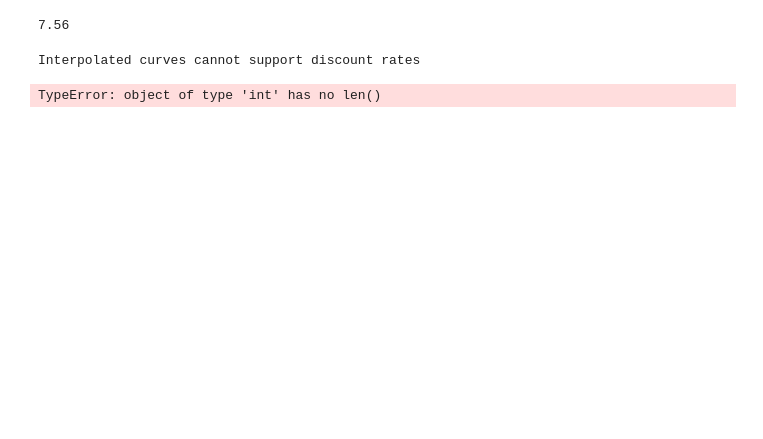
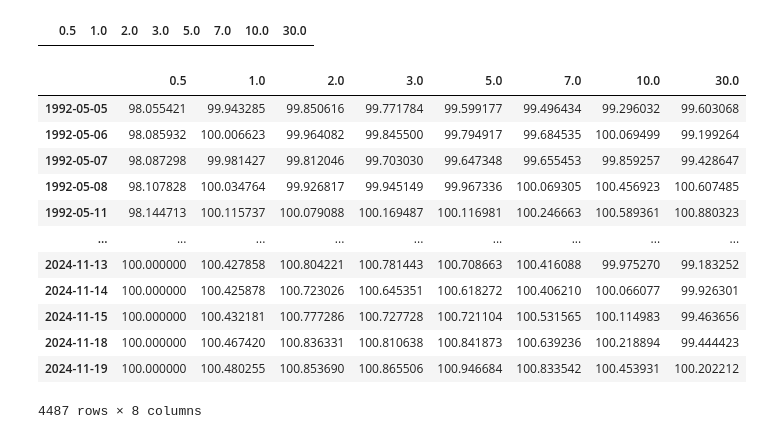
Before and after one commit to jlopes3/MF703_Project, a Jupyter notebook: FixedIncomePrice.ipynb, the cells around one changed output. Cells and saved outputs as stored; diff of their text form; code cells hidden in the pictures; blank space fills up the shorter version.

```diff
--- a/FixedIncomePrice.ipynb
+++ b/FixedIncomePrice.ipynb
@@ -16,7 +16,7 @@ df.index = pd.to_datetime(df.index)
 # Cleaning data
 df.interpolate(inplace=True)
 df.dropna(axis = 1, inplace = True)
-df.drop(columns = ["3 Mo", "30 Yr"], inplace=True)
+df.drop(columns = ["3 Mo"], inplace=True)
 
 # Renaming the dataframe and sorting
 name_map = {}
@@ -31,6 +31,10 @@ df.rename(columns=name_map,inplace=True)
 
 #setting an empty dataframe to put the data in
 new_df = pd.DataFrame(columns= df.columns)
+# %%
+new_df
+# %% [output]
+|  | 0.5 | 1.0 | 2.0 | 3.0 | 5.0 | 7.0 | 10.0 | 30.0 |
 # %%
 #calculating prices for different treasuries per year
 for year in range(1992,2025):
@@ -41,13 +45,33 @@ for year in range(1992,2025):
     end = e_day + dt.timedelta(days = 14)
 
     #filtering the dataframe
-    filtered_df = df.loc[start:]
+    filtered_df = df.loc[start:end]
 
-    #calculating the price of the treasury per day in the analysis cycle
-    price = FI.Treasury(10, filtered_df).new_price()
+    #Getting a maturities Series
+    maturities = pd.Series(filtered_df.columns)
 
-    pd.concat(new_df, price)
+    #Applying the Treasury new_price method to each maturity with respect to the filtered dataframe
+    prices = maturities.apply(lambda x : FI.Treasury(x, filtered_df).new_price())
+    prices = prices.T
+
+    #renaming the columns
+    prices.rename(columns= maturities, inplace=True)
+
+    #concatenating the new dataframe
+    new_df =  pd.concat([new_df, prices])
-# %% [output]
-7.56
-Interpolated curves cannot support discount rates
-TypeError: object of type 'int' has no len()
+# %%
+new_df
+# %% [output]
+|  | 0.5 | 1.0 | 2.0 | 3.0 | 5.0 | 7.0 | 10.0 | 30.0 |
+| 1992-05-05 | 98.055421 | 99.943285 | 99.850616 | 99.771784 | 99.599177 | 99.496434 | 99.296032 | 99.603068 |
+| 1992-05-06 | 98.085932 | 100.006623 | 99.964082 | 99.845500 | 99.794917 | 99.684535 | 100.069499 | 99.199264 |
+| 1992-05-07 | 98.087298 | 99.981427 | 99.812046 | 99.703030 | 99.647348 | 99.655453 | 99.859257 | 99.428647 |
+| 1992-05-08 | 98.107828 | 100.034764 | 99.926817 | 99.945149 | 99.967336 | 100.069305 | 100.456923 | 100.607485 |
+| 1992-05-11 | 98.144713 | 100.115737 | 100.079088 | 100.169487 | 100.116981 | 100.246663 | 100.589361 | 100.880323 |
+| ... | ... | ... | ... | ... | ... | ... | ... | ... |
+| 2024-11-13 | 100.000000 | 100.427858 | 100.804221 | 100.781443 | 100.708663 | 100.416088 | 99.975270 | 99.183252 |
+| 2024-11-14 | 100.000000 | 100.425878 | 100.723026 | 100.645351 | 100.618272 | 100.406210 | 100.066077 | 99.926301 |
+| 2024-11-15 | 100.000000 | 100.432181 | 100.777286 | 100.727728 | 100.721104 | 100.531565 | 100.114983 | 99.463656 |
+| 2024-11-18 | 100.000000 | 100.467420 | 100.836331 | 100.810638 | 100.841873 | 100.639236 | 100.218894 | 99.444423 |
+| 2024-11-19 | 100.000000 | 100.480255 | 100.853690 | 100.865506 | 100.946684 | 100.833542 | 100.453931 | 100.202212 |
+4487 rows × 8 columns
```
Also changed, not shown: parts of 1 cell of this notebook, 3 other files.
